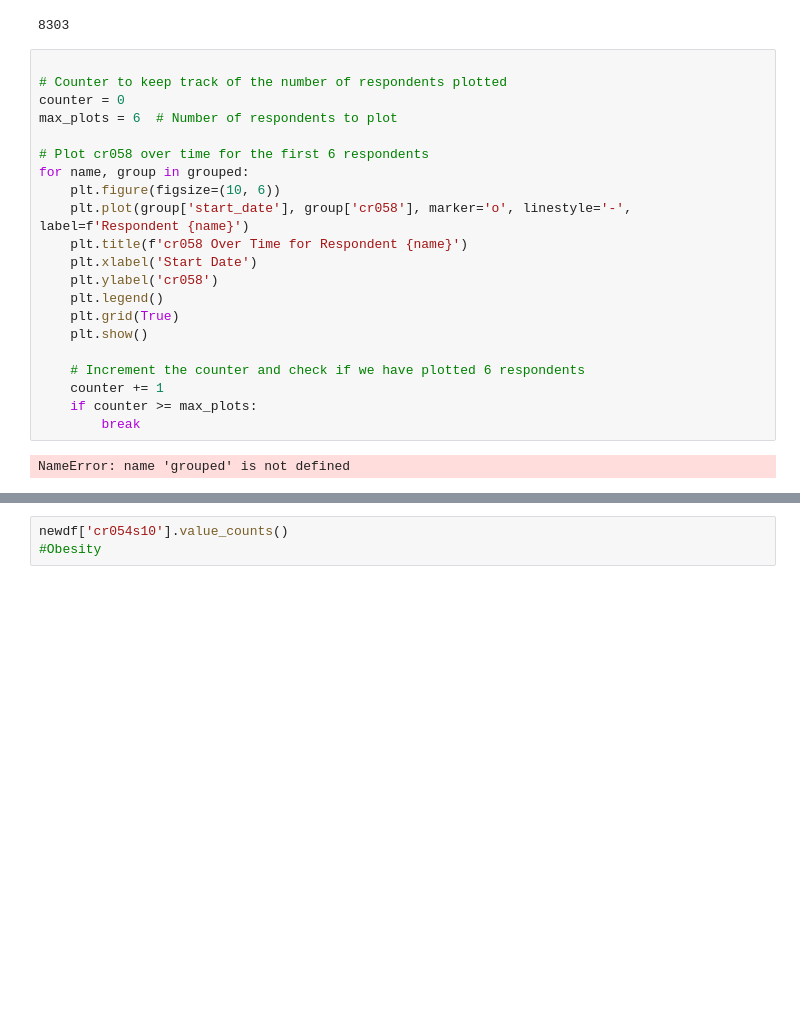
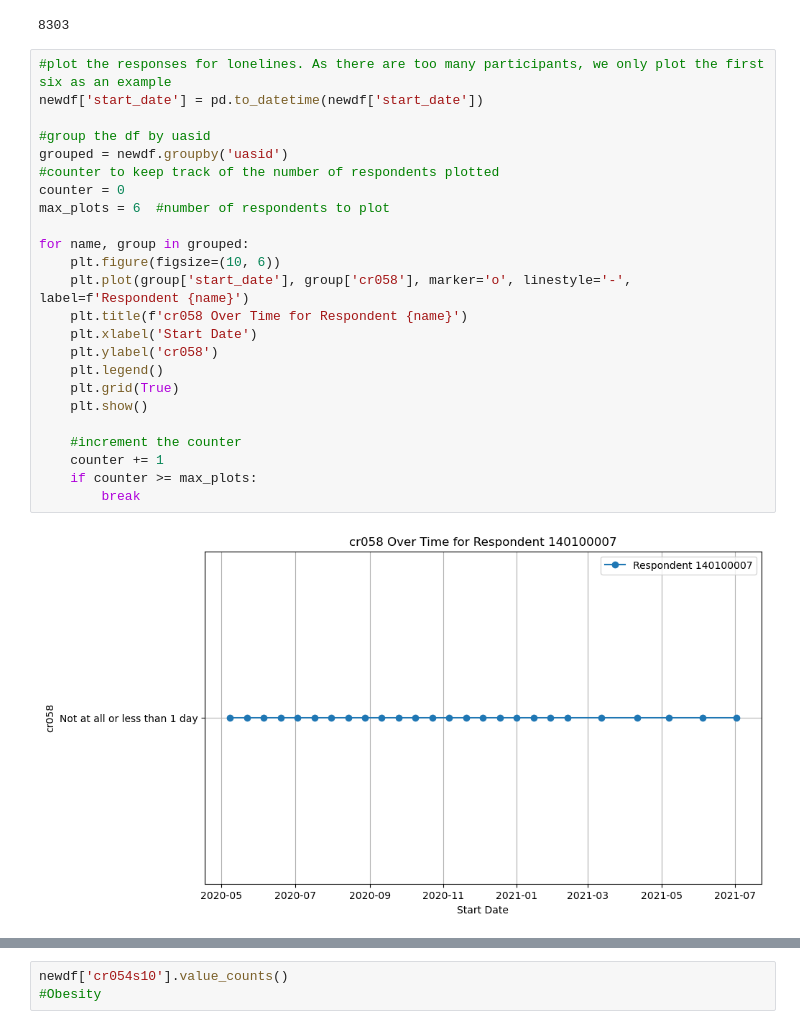
Before and after one commit to aditisudhakar/DSDP-Project-2, a Jupyter notebook: Loneliness.ipynb, the cells around one changed output, grey strips where cells are left out. Cells and saved outputs as stored; diff of their text form; blank space fills up the shorter version.

Commit message:
plots

```diff
--- a/Loneliness.ipynb
+++ b/Loneliness.ipynb
@@ -463,25 +463,28 @@ newdf['uasid'].nunique()
 # %% [output]
 8303
 # %%
+#plot the responses for lonelines. As there are too many participants, we only plot the first six as an example
+newdf['start_date'] = pd.to_datetime(newdf['start_date'])
 
-# Counter to keep track of the number of respondents plotted
+#group the df by uasid
+grouped = newdf.groupby('uasid')
+#counter to keep track of the number of respondents plotted
 counter = 0
-max_plots = 6  # Number of respondents to plot
+max_plots = 6  #number of respondents to plot
 
-# Plot cr058 over time for the first 6 respondents
 for name, group in grouped:
     plt.figure(figsize=(10, 6))
     plt.plot(group['start_date'], group['cr058'], marker='o', linestyle='-', label=f'Respondent {name}')
     plt.title(f'cr058 Over Time for Respondent {name}')
     plt.xlabel('Start Date')
     plt.ylabel('cr058')
     plt.legend()
     plt.grid(True)
     plt.show()
 
-    # Increment the counter and check if we have plotted 6 respondents
+    #increment the counter
     counter += 1
     if counter >= max_plots:
         break
 # %% [output]
-NameError: name 'grouped' is not defined
+[figure, added]
```
Also changed, not shown: parts of 3 cells of this notebook.
